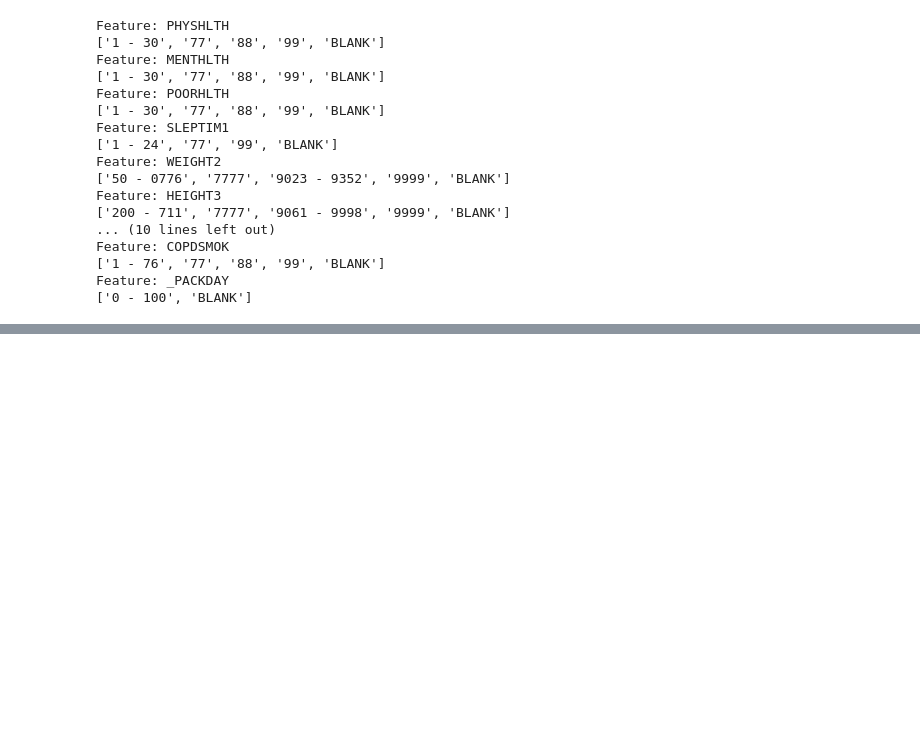
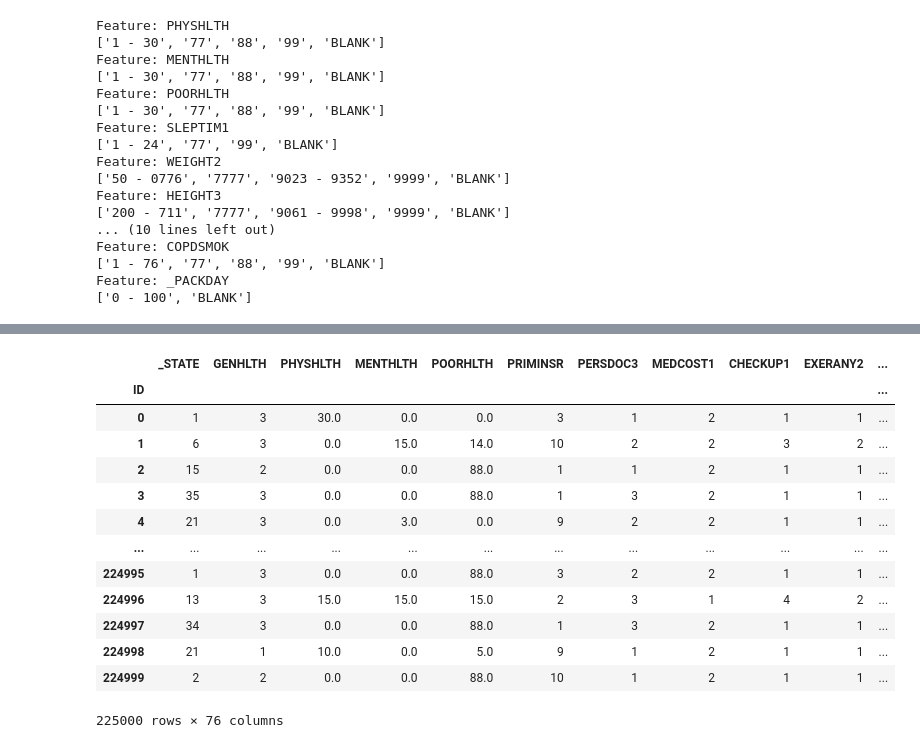
Before and after one commit to alextonon/Hackathon_Heart_Rate_Los_Tigros, a Jupyter notebook: global.ipynb, the cells around one changed output, grey strips where cells are left out. Saved outputs shown, nothing was run; the diff lists cells and outputs as text; code cells hidden in the pictures; blank space fills up the shorter version.

```diff
--- a/global.ipynb
+++ b/global.ipynb
@@ -35,15 +35,15 @@ for feature in config['features']:
         categories = list(set([cat['value'] for cat in entry['categories']]))
         categories.sort()
         if categories[0] != str(1):
-            features_classification[feature]['type'] = 'numerical'
+            features_classification[feature] = 'numerical'
 
             print(f"Feature: {feature}")
             print(categories)
 
         else:
-            features_classification[feature]['type'] = 'categorical'
+            features_classification[feature] = 'categorical'
     else:
-        features_classification[feature]['type'] = 'unknown'
+        features_classification[feature] = 'unknown'
 # %% [output]
 Feature: PHYSHLTH
 ['1 - 30', '77', '88', '99', 'BLANK']
@@ -132,0 +142,17 @@ data_reduced[continuous_columns].head()
+# %%
+data_reduced
+# %% [output]
+|  | _STATE | GENHLTH | PHYSHLTH | MENTHLTH | POORHLTH | PRIMINSR | PERSDOC3 | MEDCOST1 | CHECKUP1 | EXERANY2 | ... |
+| ID |  |  |  |  |  |  |  |  |  |  | ... |
+| 0 | 1 | 3 | 30.0 | 0.0 | 0.0 | 3 | 1 | 2 | 1 | 1 | ... |
+| 1 | 6 | 3 | 0.0 | 15.0 | 14.0 | 10 | 2 | 2 | 3 | 2 | ... |
+| 2 | 15 | 2 | 0.0 | 0.0 | 88.0 | 1 | 1 | 2 | 1 | 1 | ... |
+| 3 | 35 | 3 | 0.0 | 0.0 | 88.0 | 1 | 3 | 2 | 1 | 1 | ... |
+| 4 | 21 | 3 | 0.0 | 3.0 | 0.0 | 9 | 2 | 2 | 1 | 1 | ... |
+| ... | ... | ... | ... | ... | ... | ... | ... | ... | ... | ... | ... |
+| 224995 | 1 | 3 | 0.0 | 0.0 | 88.0 | 3 | 2 | 2 | 1 | 1 | ... |
+| 224996 | 13 | 3 | 15.0 | 15.0 | 15.0 | 2 | 3 | 1 | 4 | 2 | ... |
+| 224997 | 34 | 3 | 0.0 | 0.0 | 88.0 | 1 | 3 | 2 | 1 | 1 | ... |
+| 224998 | 21 | 1 | 10.0 | 0.0 | 5.0 | 9 | 1 | 2 | 1 | 1 | ... |
+| 224999 | 2 | 2 | 0.0 | 0.0 | 88.0 | 10 | 1 | 2 | 1 | 1 | ... |
+225000 rows × 76 columns
```
Also changed, not shown: parts of 9 cells of this notebook.
